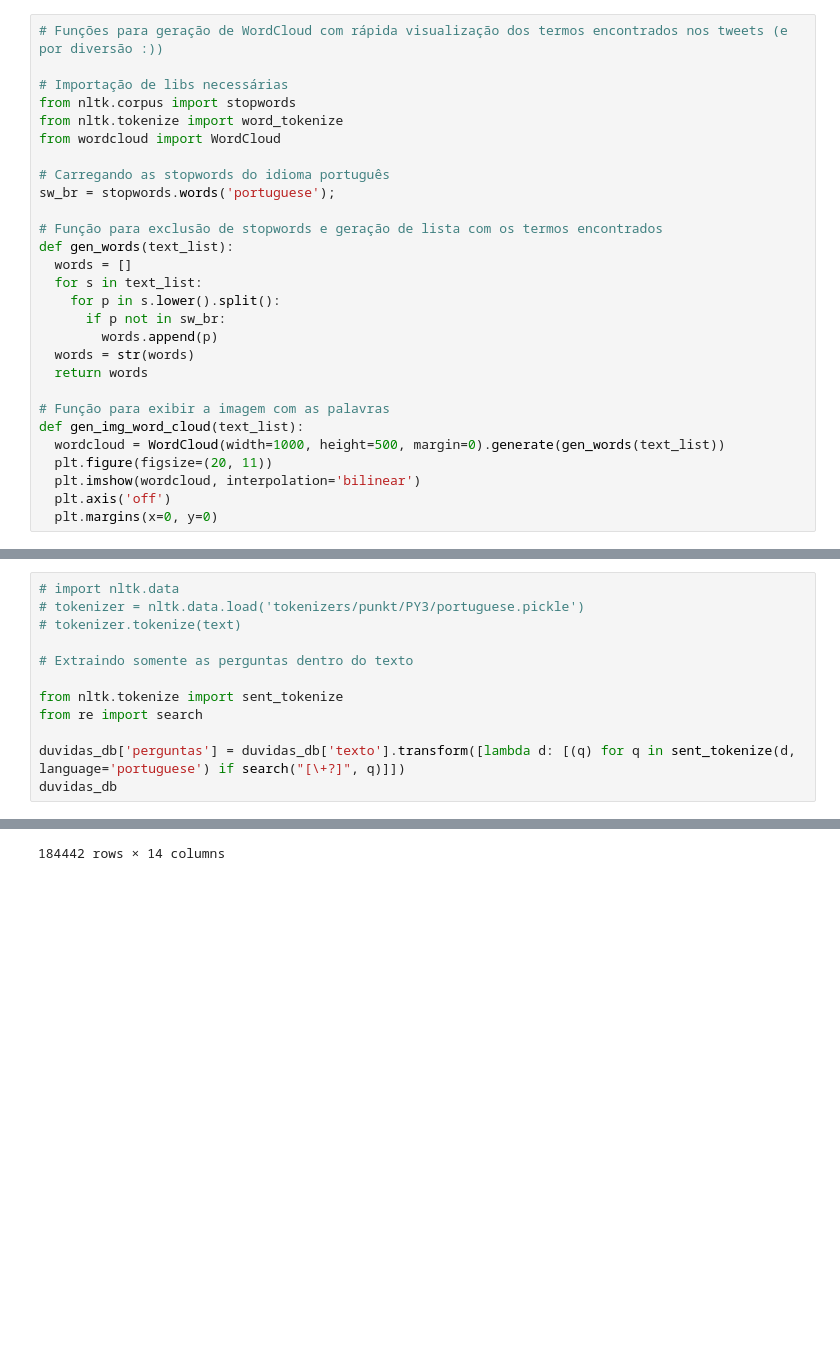
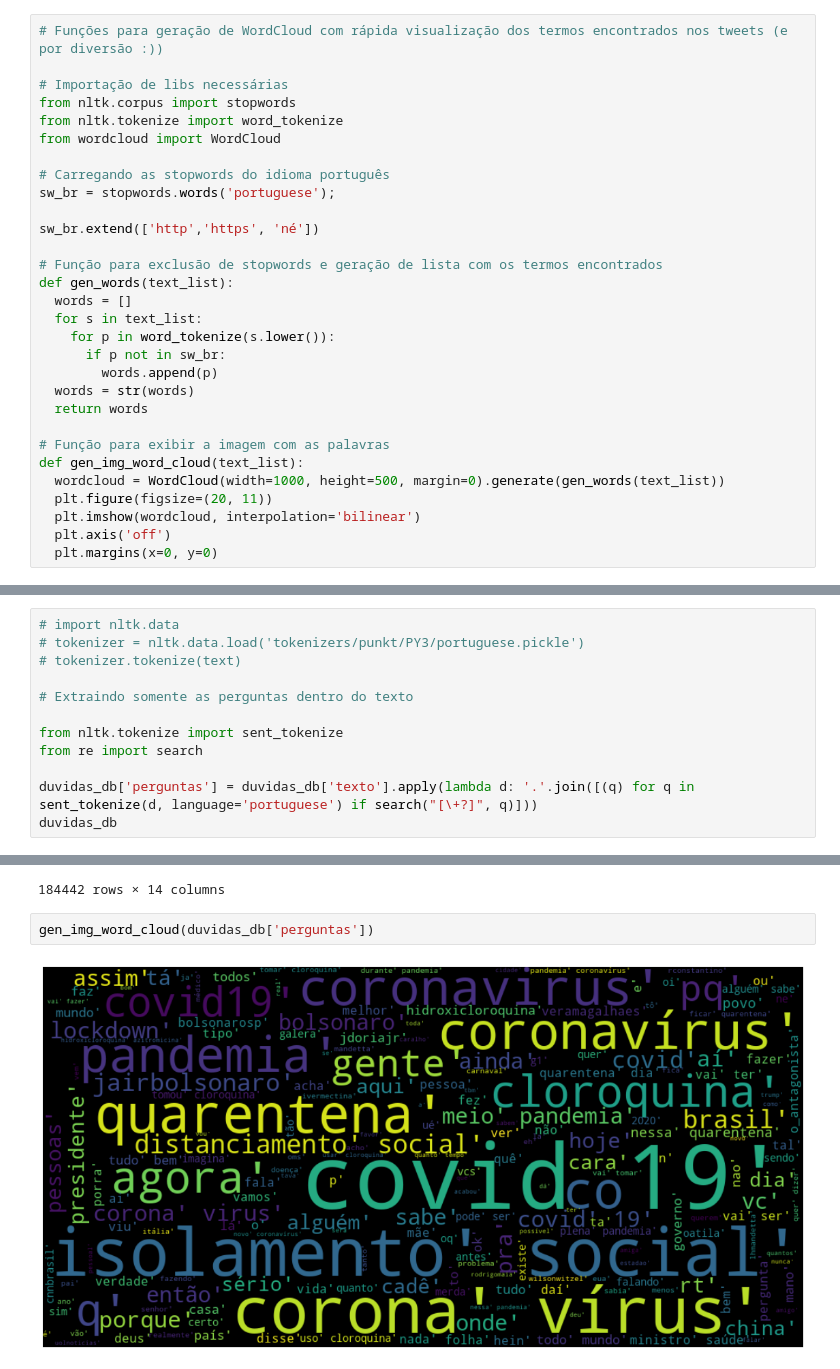
Before and after one commit to patricktapajos/ex-python-ds, a Jupyter notebook: work_covid19_tweets.ipynb, the cells around one changed output, grey strips where cells are left out. Saved outputs shown, nothing was run; the diff lists cells and outputs as text; blank space fills up the shorter version.

Commit message:
Ajuste no método para geração de WordCloud e na geração de coluna para perguntas.

```diff
--- a/work_covid19_tweets.ipynb
+++ b/work_covid19_tweets.ipynb
@@ -70,11 +76,13 @@ from wordcloud import WordCloud
 # Carregando as stopwords do idioma português
 sw_br = stopwords.words('portuguese');
 
+sw_br.extend(['http','https', 'né'])
+
 # Função para exclusão de stopwords e geração de lista com os termos encontrados
 def gen_words(text_list):
   words = []
   for s in text_list:
-    for p in s.lower().split():
+    for p in word_tokenize(s.lower()):
       if p not in sw_br:
         words.append(p)
   words = str(words)
@@ -301,7 +311,7 @@ duvidas_db
 from nltk.tokenize import sent_tokenize
 from re import search
 
-duvidas_db['perguntas'] = duvidas_db['texto'].transform([lambda d: [(q) for q in sent_tokenize(d, language='portuguese') if search("[\+?]", q)]])
+duvidas_db['perguntas'] = duvidas_db['texto'].apply(lambda d: '.'.join([(q) for q in sent_tokenize(d, language='portuguese') if search("[\+?]", q)]))
 duvidas_db
 # %% [output]
 |  | texto | data | usuario | apelido | retweet | seguidores | idioma | lugar | pais | sigla | latitude | ... |
@@ -317,3 +327,7 @@ duvidas_db
 | 184440 | oms: tamo tendo pandemia evitar\n... | 2020-03-13 17:26:18 | broca | whoisdrill | 0 | 361 | pt | NaN | NaN | NaN | NaN | ... |
 | 184441 | @OsmarTerra Sr. Osmar Terra, gost... | 2020-05-12 13:02:34 | Renato 🇧🇷 | VerdadeExpress | 0 | 4066 | pt | NaN | NaN | NaN | NaN | ... |
 184442 rows × 14 columns
+# %%
+gen_img_word_cloud(duvidas_db['perguntas'])
+# %% [output]
+[figure, added]
```
Also changed, not shown: parts of 4 cells of this notebook.
